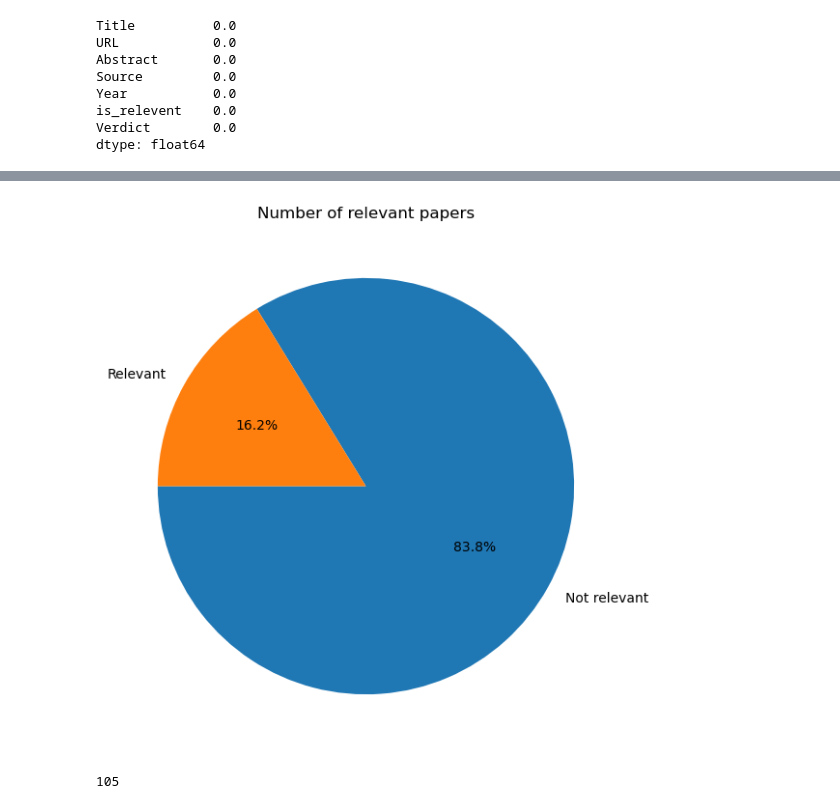
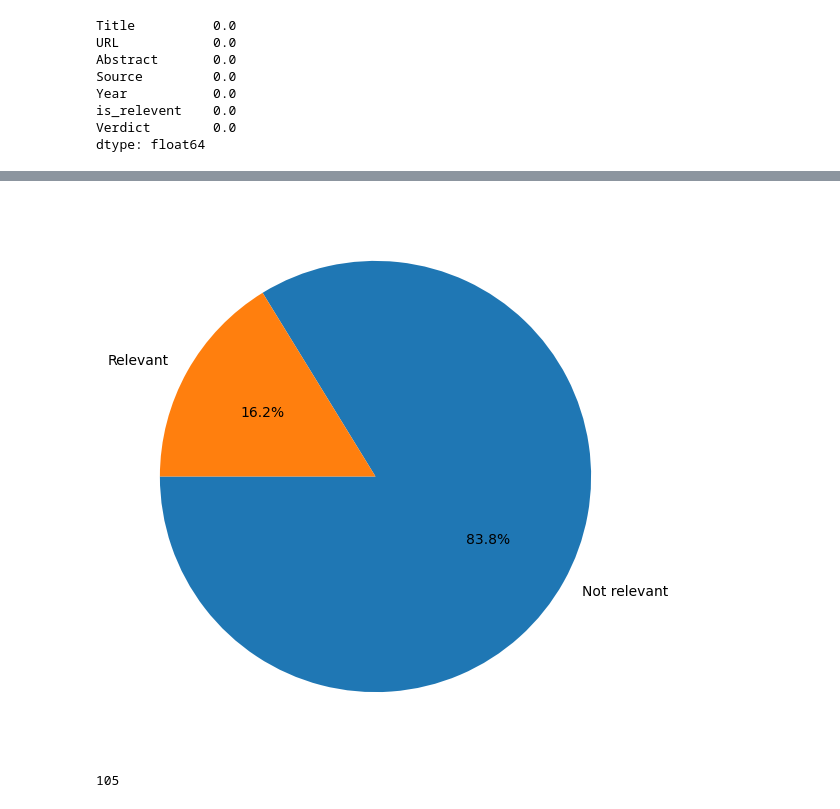
Before and after one commit to HamBa-m/sci-scraper, a Jupyter notebook: notebooks/eda.ipynb, the cells around one changed output, grey strips where cells are left out. Cells and saved outputs as stored; diff of their text form; code cells hidden in the pictures.

```diff
--- a/notebooks/eda.ipynb
+++ b/notebooks/eda.ipynb
@@ -41,11 +42,11 @@ plt.show()
 # %%
 # plot pie chart of is_relevant (0 or 1)
 plt.figure(figsize=(7, 7))
 plt.pie(df['is_relevent'].value_counts(), labels=['Not relevant', 'Relevant'], autopct='%1.1f%%', startangle=180)
-plt.title('Number of relevant papers')
+# plt.title('Percentage of relevant papers (based on LLM evaluation)')
 plt.show()
 # %% [output]
-[figure, old version]
+[figure, new version]
 # %%
 # filter out irrelevant papers
 df = df[df['is_relevent'] == 1]
```
Also changed, not shown: parts of 7 cells of this notebook, 12 other files.
